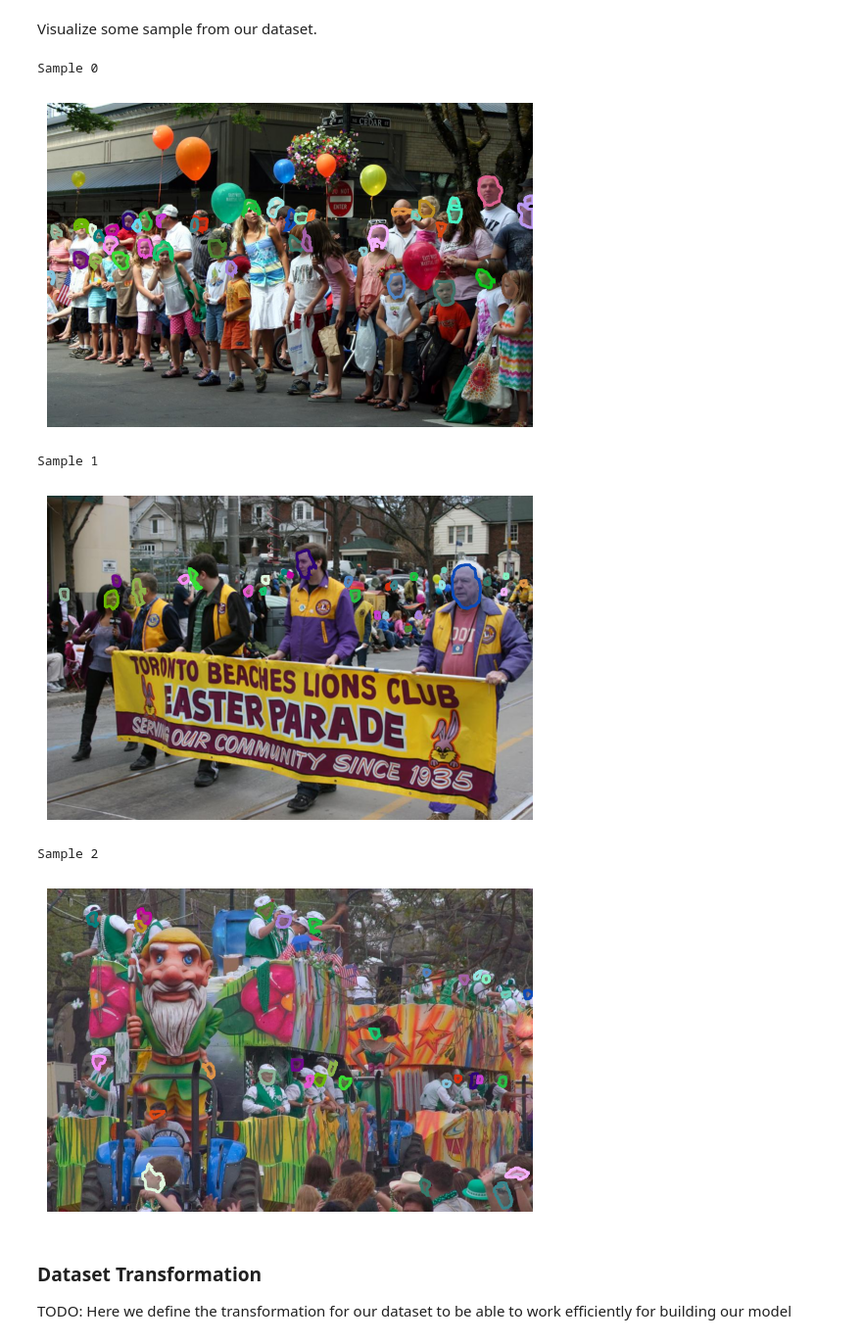
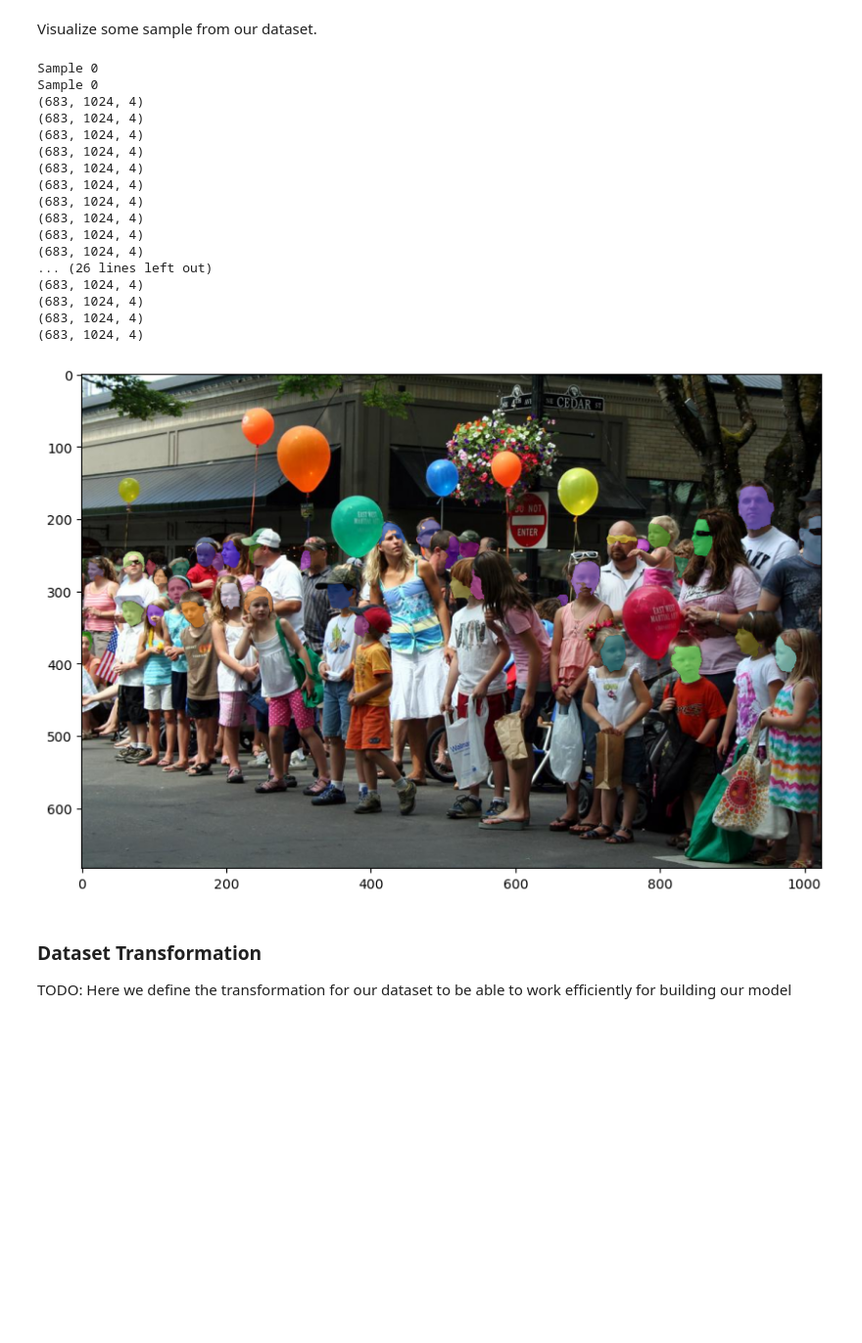
Before and after one commit to DjuloFyro/FaceSegLite, a Jupyter notebook: notebooks/fsl_building_model.ipynb, the cells around one changed output. Shown at 98% size. Cells and saved outputs as stored; diff of their text form; code cells hidden in the pictures; blank space fills up the shorter version.

```diff
--- a/notebooks/fsl_building_model.ipynb
+++ b/notebooks/fsl_building_model.ipynb
@@ -111,7 +156,7 @@ def get_unique_color(index):
     np.random.seed(index) # For reproducibility
     return tuple(np.random.rand(3))
 
-def plot_image_with_mask(image, masks, title=None):
+def plot_image_with_segmentation_mask(image, masks, title=None):
     """
     Plots an image with its segmentation mask.
 
@@ -119,9 +164,6 @@ def plot_image_with_mask(image, masks, title=None):
         - image (np array): image to plot.
         - masks: list of masks in the image. Each object is represented as (x1, y1, ..., xn, yn).
     """
-    # Read the image
-    image = cv2.cvtColor(image, cv2.COLOR_BGR2RGB)
-
     # Plot the image
     plt.imshow(image)
 
@@ -145,3 +187,21 @@ def plot_image_with_mask(image, masks, title=None):
         plt.title(title)
     plt.axis('off')
     plt.show()
+
+def show_mask(mask, ax, random_color=False):
+    """
+    Plots a mask. (binary mask)
+
+    Args:
+        - mask: mask to plot.
+        - ax: axis to plot on.
+        - random_color: if True, the mask will be plotted with a random color.
+    """
+    if random_color:
+        color = np.concatenate([np.random.random(3), np.array([0.6])], axis=0)
+    else:
+        color = np.array([30/255, 144/255, 255/255, 0.6])
+
+    h, w = mask.shape[-2:]
+    mask_image = mask.reshape(h, w, 1) * color.reshape(1, 1, -1)
+    ax.imshow(mask_image)
@@ -148,18 +210,34 @@ def plot_image_with_mask(image, masks, title=None):
 # %%
-fsl_dataset = FslDataset(root_dir='../data/')
+for i, sample in enumerate(fsl_dataset):
+    if i == 1:
+        break
 
-for i, sample in enumerate(fsl_dataset):
-    if i == 3:
-        break
     print(f"Sample {i}")
-    plot_image_with_mask(sample['image'], sample['masks'])
+    plt.figure(figsize=(10,10))
+    print(f"Sample {i}")
+    plt.imshow(sample['image'])
+
+    for mask in sample['masks']:
+        show_mask(mask, plt.gca(), random_color=True)
 # %% [output]
 Sample 0
+Sample 0
+(683, 1024, 4)
+(683, 1024, 4)
+(683, 1024, 4)
+(683, 1024, 4)
+(683, 1024, 4)
+(683, 1024, 4)
+(683, 1024, 4)
+(683, 1024, 4)
+(683, 1024, 4)
+(683, 1024, 4)
+... (26 lines left out)
+(683, 1024, 4)
+(683, 1024, 4)
+(683, 1024, 4)
+(683, 1024, 4)
-[figure, old version]
+[figure, new version]
-Sample 1
-[figure, removed]
-Sample 2
-[figure, removed]
 # %% [markdown]
 ### **Dataset Transformation**
 
```
Also changed, not shown: parts of 10 cells of this notebook.
